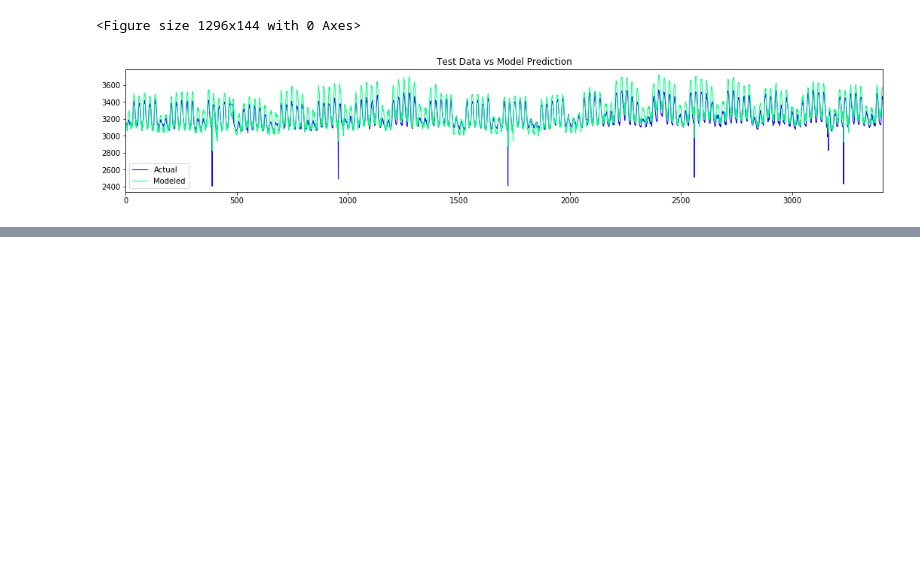
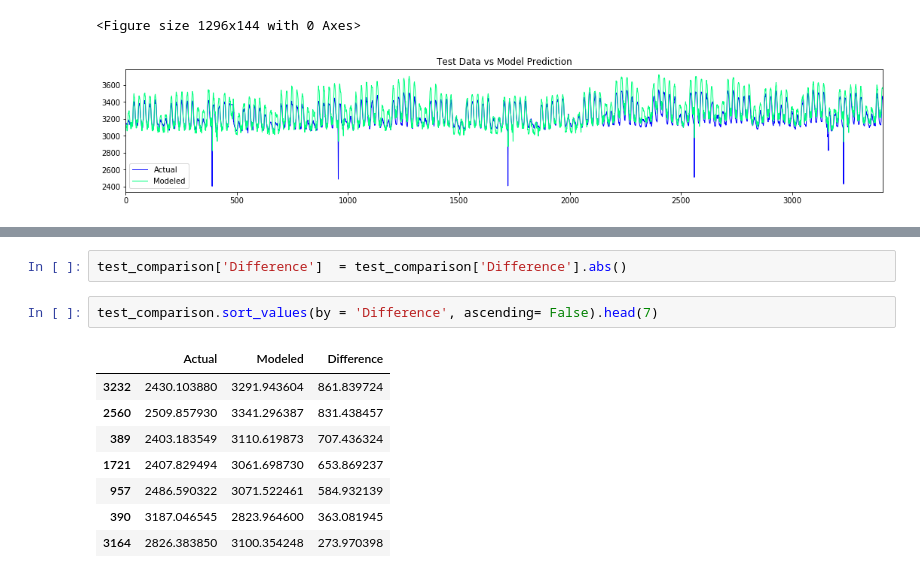
Before and after one commit to eco-data-science-team/LSTM-Anomaly-Detection, a Jupyter notebook: LSTM Notebook.ipynb, the cells around one changed output, grey strips where cells are left out. Saved outputs shown, nothing was run; the diff lists cells and outputs as text; blank space fills up the shorter version.

```diff
--- a/LSTM Notebook.ipynb
+++ b/LSTM Notebook.ipynb
@@ -284,0 +303,13 @@ MAE of test = 47.892
+# %%
+test_comparison['Difference']  = test_comparison['Difference'].abs()
+# %%
+test_comparison.sort_values(by = 'Difference', ascending= False).head(7)
+# %% [output]
+|  | Actual | Modeled | Difference |
+| 3232 | 2430.103880 | 3291.943604 | 861.839724 |
+| 2560 | 2509.857930 | 3341.296387 | 831.438457 |
+| 389 | 2403.183549 | 3110.619873 | 707.436324 |
+| 1721 | 2407.829494 | 3061.698730 | 653.869237 |
+| 957 | 2486.590322 | 3071.522461 | 584.932139 |
+| 390 | 3187.046545 | 2823.964600 | 363.081945 |
+| 3164 | 2826.383850 | 3100.354248 | 273.970398 |
```
Also changed, not shown: parts of 5 cells of this notebook.
